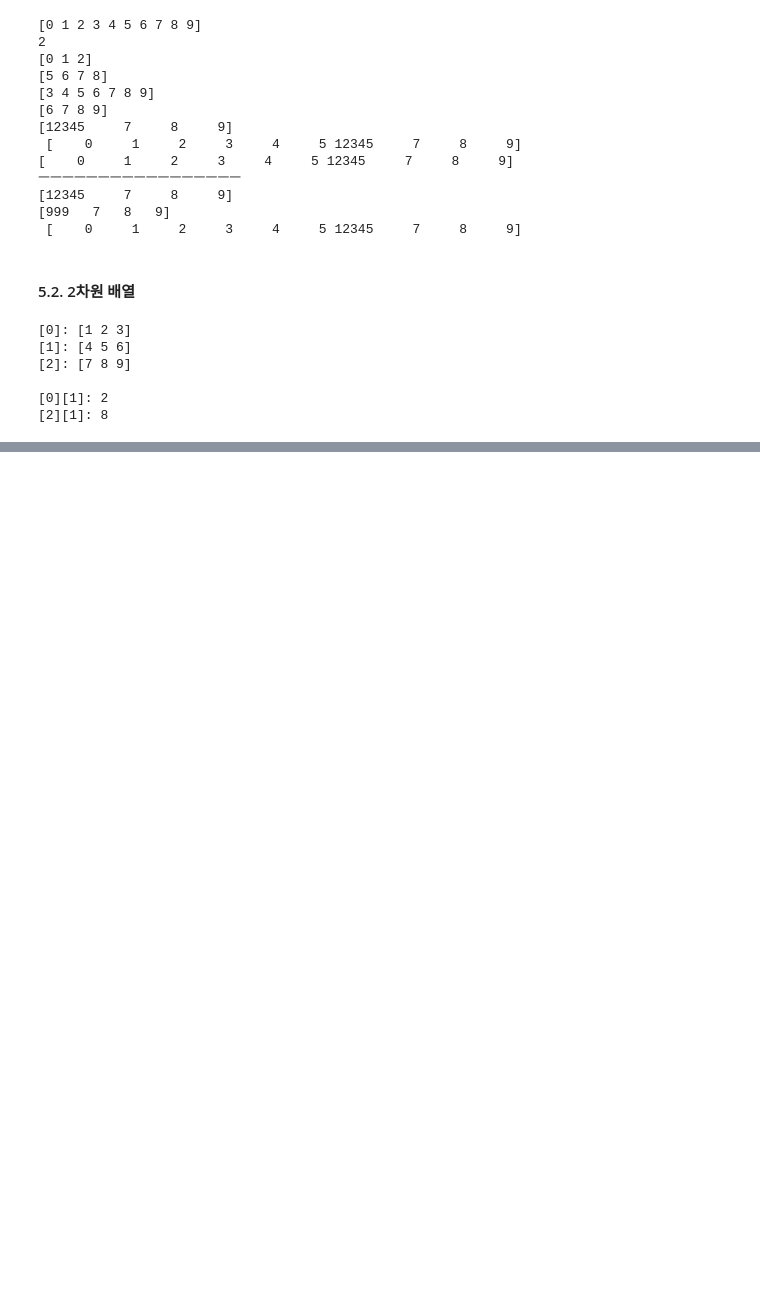
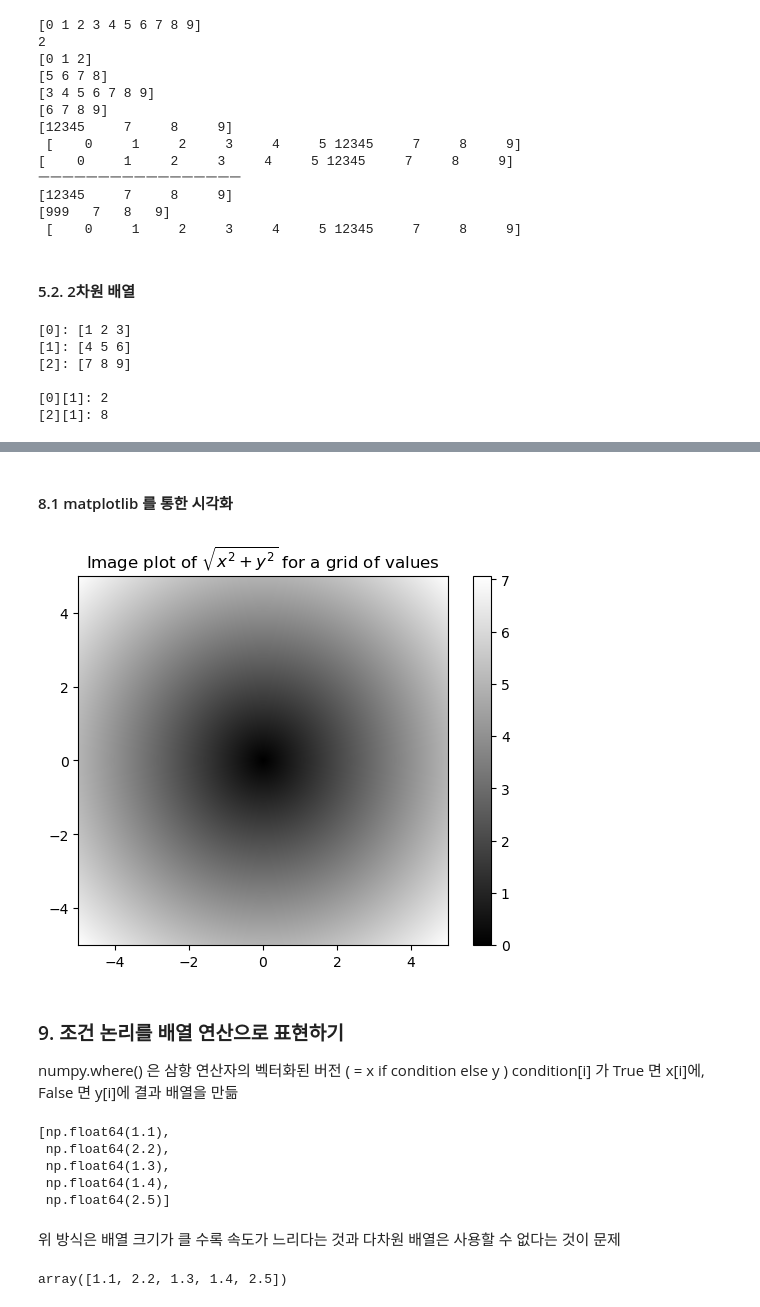
Before and after one commit to saub03/Data-Science-Deep-Dive, a Jupyter notebook: 01_Python_Data_Analysis/Jun/260308_W1_Python_Numpy/01_NumPy_Basics.ipynb, the cells around one changed output, grey strips where cells are left out. Saved outputs shown, nothing was run; the diff lists cells and outputs as text; code cells hidden in the pictures; blank space fills up the shorter version.

Commit message:
feat: finally finished numpy study

```diff
--- a/01_Python_Data_Analysis/Jun/260308_W1_Python_Numpy/01_NumPy_Basics.ipynb
+++ b/01_Python_Data_Analysis/Jun/260308_W1_Python_Numpy/01_NumPy_Basics.ipynb
@@ -326,0 +671,6 @@ print(f"[2][1]: {arr[2][1]}") # [7, 8, 9] 의 8이 출력됨
+# %%
+points = np.arange(-5, 5, 0.01) # -5 ~ 5 까지 0.01 간격으로 배열을 만듦
+
+xs, ys = np.meshgrid(points, points) # 2차원 격자 좌표를 만듦
+
+z = np.sqrt(xs ** 2 + ys ** 2) # xs와 ys의 요소별 제곱의 합의 제곱근을 계산함. z는 xs와 ys의 격자 좌표에서 원점으로부터의 거리를 나타냄
@@ -326,0 +685,14 @@ print(f"[2][1]: {arr[2][1]}") # [7, 8, 9] 의 8이 출력됨
+# %% [markdown]
+#### 8.1 matplotlib 를 통한 시각화
+# %%
+import matplotlib.pyplot as plt
+
+plt.imshow(z, cmap=plt.cm.gray, extent=[-5, 5, -5, 5])
+
+plt.colorbar()
+
+plt.title("Image plot of $\sqrt{x^2 + y^2}$ for a grid of values")
+
+plt.show()
+# %% [output]
+[figure, added]
@@ -326,0 +701,30 @@ print(f"[2][1]: {arr[2][1]}") # [7, 8, 9] 의 8이 출력됨
+# %% [markdown]
+### 9. 조건 논리를 배열 연산으로 표현하기
+numpy.where() 은 삼항 연산자의 벡터화된 버전 ( = x if condition else y )
+condition[i] 가 True 면 x[i]에, False 면 y[i]에 결과 배열을 만듦
+# %%
+xarr = np.array([1.1, 1.2, 1.3, 1.4, 1.5])
+yarr = np.array([2.1, 2.2, 2.3, 2.4, 2.5])
+
+cond = np.array([True, False, True, True, False])
+
+result = [(x if c else y) for x, y, c in zip(xarr, yarr, cond)]
+# zip()을 x, y, c를 통해 순회하며 c의 조건에 따라 x 혹은 y 한 뒤 리스트 화 함
+result
+
+# 1.1 2.2 1.3 1.4 2.5 가 출력되는데
+# T   F   T   T   F   이므로 저렇게 나온다
+# %% [output]
+[np.float64(1.1),
+ np.float64(2.2),
+ np.float64(1.3),
+ np.float64(1.4),
+ np.float64(2.5)]
+# %% [markdown]
+위 방식은 배열 크기가 클 수록 속도가 느리다는 것과 다차원 배열은 사용할 수 없다는 것이 문제
+# %%
+result = np.where(cond, xarr, yarr) # 조건, 배열1, 배열2
+
+result
+# %% [output]
+array([1.1, 2.2, 1.3, 1.4, 2.5])
```
Also changed, not shown: parts of 54 cells of this notebook, 3 other files.
